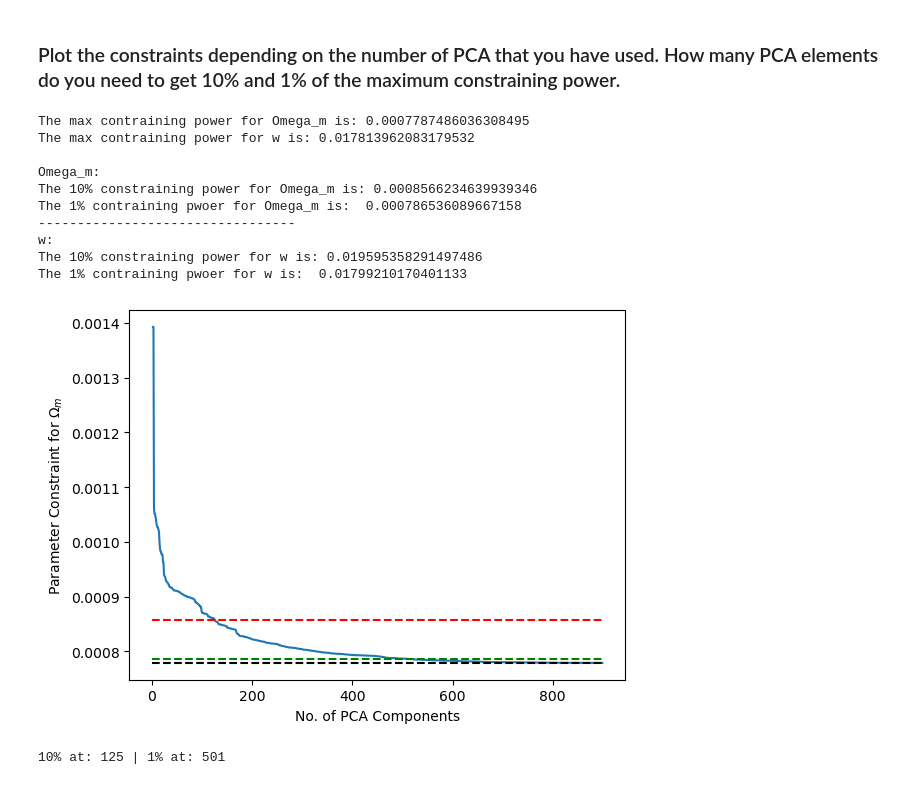
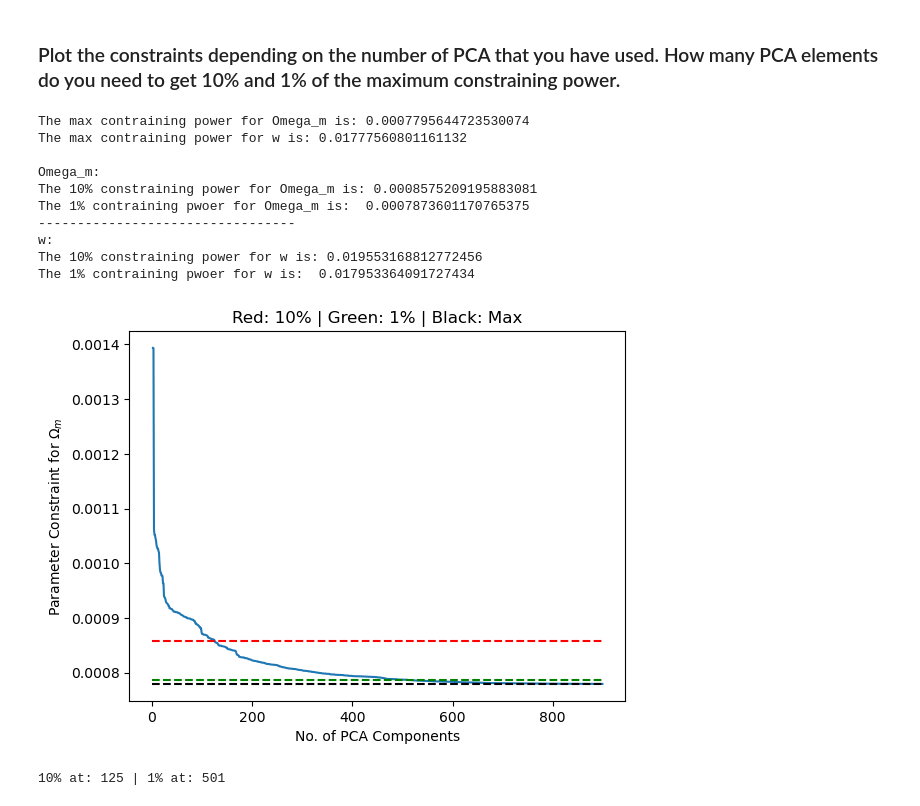
Before and after one commit to TheShak5/UWAstroStats, a Jupyter notebook: projects/2ptstat-analysis/assignments/assignment2_DarshakPatel.ipynb, the cells around one changed output. Drawn from its saved outputs; the diff is of its cells as text; code cells hidden in the pictures.

```diff
--- a/projects/2ptstat-analysis/assignments/assignment2_DarshakPatel.ipynb
+++ b/projects/2ptstat-analysis/assignments/assignment2_DarshakPatel.ipynb
@@ -59,7 +48,7 @@ print(train_features.shape)
 # %% [markdown]
 #### Train the emulator. Reasonable hyper parameres are set already, but test out other settings and comment on what you observe regarding accuracy and speed.
 # %%
-# Try divings the train_features by the standard deviation
+# Try dividing the train_features by the standard deviation
 """features_modified = train_features / np.std(train_features)"""
 
 # Try normalizing everything between 0 and 1. So subtract the minimum and divide by the min subtracted maximum
@@ -69,36 +58,33 @@ maximum_feaure = np.max(train_features - minimum_feature, axis=0)
 features_modified = train_features - minimum_feature
 features_modified = features_modified/maximum_feaure
 
-#These premodifications are not necessary but might improve the accuracy
-#Here you can try to modify the training features in advance
-#features_modified = train_features
-
+# Initializaing the cosmopower Neural Network object with 1 input layer, 2 hidden layers and 1 output layer with 512 neurons each
 cp_nn = cosmopower_NN(parameters=list(parameters.keys()),
                     modes=np.linspace(-1,1,train_features.shape[1]),
-                    n_hidden = [ 812, 812, 812, 812], # This you should modify. In this exmaple we use three layers with 4, 5 and 6 nodes. Is this enough?
+                    n_hidden = [ 512, 512, 512, 512], # This you should modify. In this exmaple we use three layers with 4, 5 and 6 nodes. Is this enough?
                     verbose=True, # useful to understand the different steps in initialisation and training
                     )
 
-device = 'cpu'
+device = 'cpu' # Tensorflow is not able to detect my GPU :(
 with tf.device(device):
-    # train
+    # Training the Neural Network
     cp_nn.train(training_parameters=train_params,
                 training_features=features_modified,
-                filename_saved_model='data_4_assignment2/emulator_test_norm_v3_612', # the name of the emulator and where to save it
+                filename_saved_model='data_4_assignment2/emulator_test_norm_v3_500', # the name of the emulator and where to save it
                 # cooling schedule
                 validation_split=0.1, # The precentage from train sample that is used for the validation
 
-                learning_rates=[1e-2, 1e-3, 1e-4, 1e-5, 1e-6, 1e-7], # the different leanring rates. This need to be adjusted
+                learning_rates=[1e-2, 1e-3, 1e-4, 1e-5, 1e-6], # the different leanring rates. This need to be adjusted
 
-                batch_sizes=[512, 512, 512, 512, 512, 512], # the number for models that are used to adjust the NN parameters
+                batch_sizes=[500, 500, 500, 500, 500], # the number for models that are used to adjust the NN parameters
                 # the batch size is the number of samples from the training set to pass through the Neural Network. Generally, lower batch sizes
                 # leads to less accurate estimates of the gradient which impacts the overal loss and accuracy of the NN
 
-                gradient_accumulation_steps = [1, 1, 1, 1, 1, 1],
+                gradient_accumulation_steps = [1, 1, 1, 1, 1],
 
-                patience_values = [100, 100, 100, 100, 100, 100], # Number of epoch to wait before decreasing the learning rate if the loss does not improve anymore
+                patience_values = [100, 100, 100, 100, 100], # Number of epoch to wait before decreasing the learning rate if the loss does not improve anymore
 
-                max_epochs = [1000, 1000, 1000, 1000, 1000, 1000] # Maxmimal number of epoch before decreasing the learning rate
+                max_epochs = [1000, 1000, 1000, 1000, 1000] # Maxmimal number of epoch before decreasing the learning rate
                 )
 # %% [output]
 Initialized cosmopower_NN model,
@@ -137,8 +148,8 @@ Number of Neurons:
 # %%
 # Loading an already saved/run emulator instance so I don't need to keep retraining all the time
-cp_nn = cosmopower_NN(restore=True, restore_filename='data_4_assignment2/emulator_test_norm_v2')
+#cp_nn = cosmopower_NN(restore=True, restore_filename='data_4_assignment2/emulator_test_norm_v2')
 
 # Checking the version of Tensorflow
-# tf.__version__
+#tf.__version__
 # %% [markdown]
 #### Check the accuracy of the emulator, by computing how many predictions are inside 68%, 95%, 99%.
@@ -350,8 +432,10 @@ np.savetxt('data_4_assignment2/PCA_parameter_contraints_normalized_900_v2.txt',p
 # %%
-paramter_constraints = np.loadtxt('data_4_assignment2/PCA_parameter_contraints_normalized_900_v2.txt')
+# Loading in parameter constraints
+paramter_constraints = np.loadtxt('data_4_assignment2/PCA_parameter_contraints_normalized_900_v3.txt')
 # %% [markdown]
 ### Plot the constraints depending on the number of PCA that you have used. How many PCA elements do you need to get 10% and 1% of the maximum constraining power.
 # %%
+# obtaining the values for the maximum constraining power for Om and w
 max_constrain_power_omega_m, max_constrain_power_w = np.sqrt(np.diag(Cov_parameter))
 
 print(r"The max contraining power for Omega_m is:", max_constrain_power_omega_m)
@@ -370,25 +454,25 @@ print("w:")
 print('The 10% constraining power for w is:',ten_percent_constrain_power_w)
 print('The 1% contraining pwoer for w is: ',one_percent_constrain_power_w)
 # %% [output]
-The max contraining power for Omega_m is: 0.0007787486036308495
-The max contraining power for w is: 0.017813962083179532
+The max contraining power for Omega_m is: 0.0007795644723530074
+The max contraining power for w is: 0.01777560801161132
 
 Omega_m:
-The 10% constraining power for Omega_m is: 0.0008566234639939346
-The 1% contraining pwoer for Omega_m is:  0.000786536089667158
+The 10% constraining power for Omega_m is: 0.0008575209195883081
+The 1% contraining pwoer for Omega_m is:  0.0007873601170765375
 ---------------------------------
 w:
-The 10% constraining power for w is: 0.019595358291497486
-The 1% contraining pwoer for w is:  0.01799210170401133
+The 10% constraining power for w is: 0.019553168812772456
+The 1% contraining pwoer for w is:  0.017953364091727434
 # %%
+# Plotting the constraining power of Omega_m as a function of PCA components
 plt.plot(np.arange(2,900), paramter_constraints[1:,0] )
 plt.hlines( [ten_percent_constrain_power_omega_m, one_percent_constrain_power_omega_m, max_constrain_power_omega_m],
-           0, 900, linestyles='dashed', color=['r','g','k']) # the horizontal dash line is the max constraining power for Omega_m
-#plt.hlines( [10,100], 0, 900, colors=['r', 'b'])
+           0, 900, linestyles='dashed', color=['r','g','k'])
 plt.ylabel(r'Parameter Constraint for $\Omega_{m}$')
 plt.xlabel(r'No. of PCA Components')
-#plt.semilogy()
+plt.title('Red: 10% | Green: 1% | Black: Max')
 plt.show()
 # %% [output]
-[figure, old version]
+[figure, new version]
 # %%
```
Also changed, not shown: parts of 21 cells of this notebook, 3 other files.
